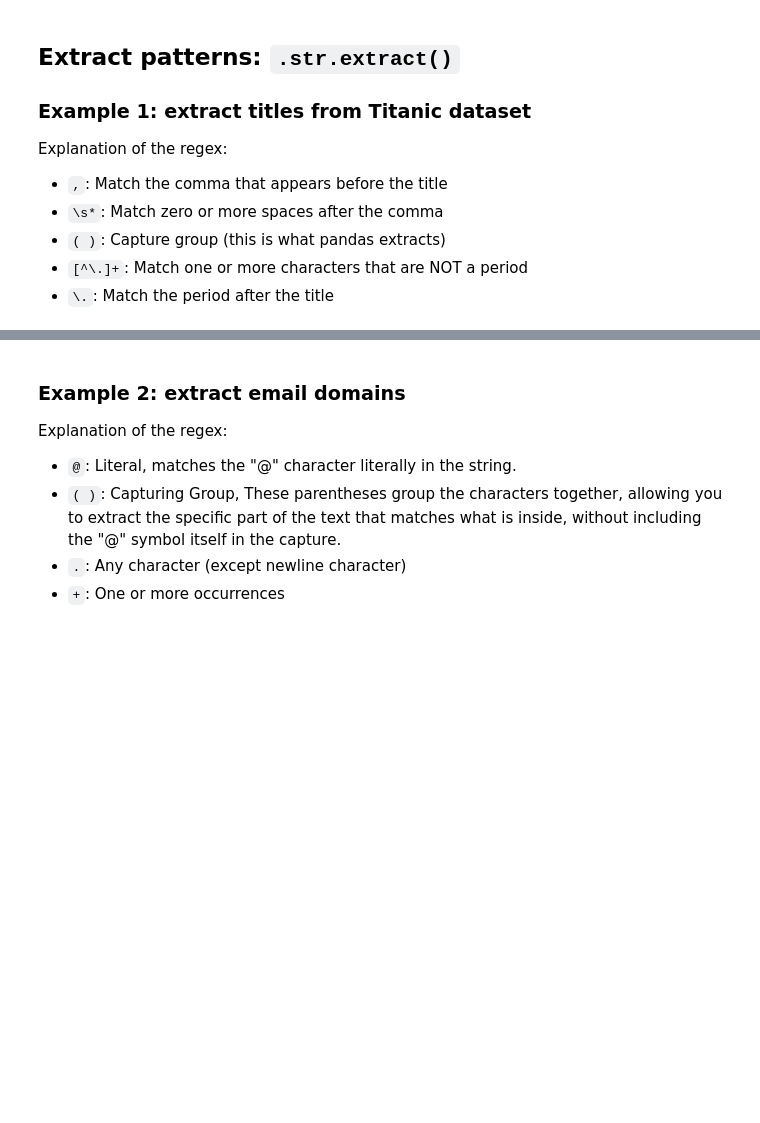
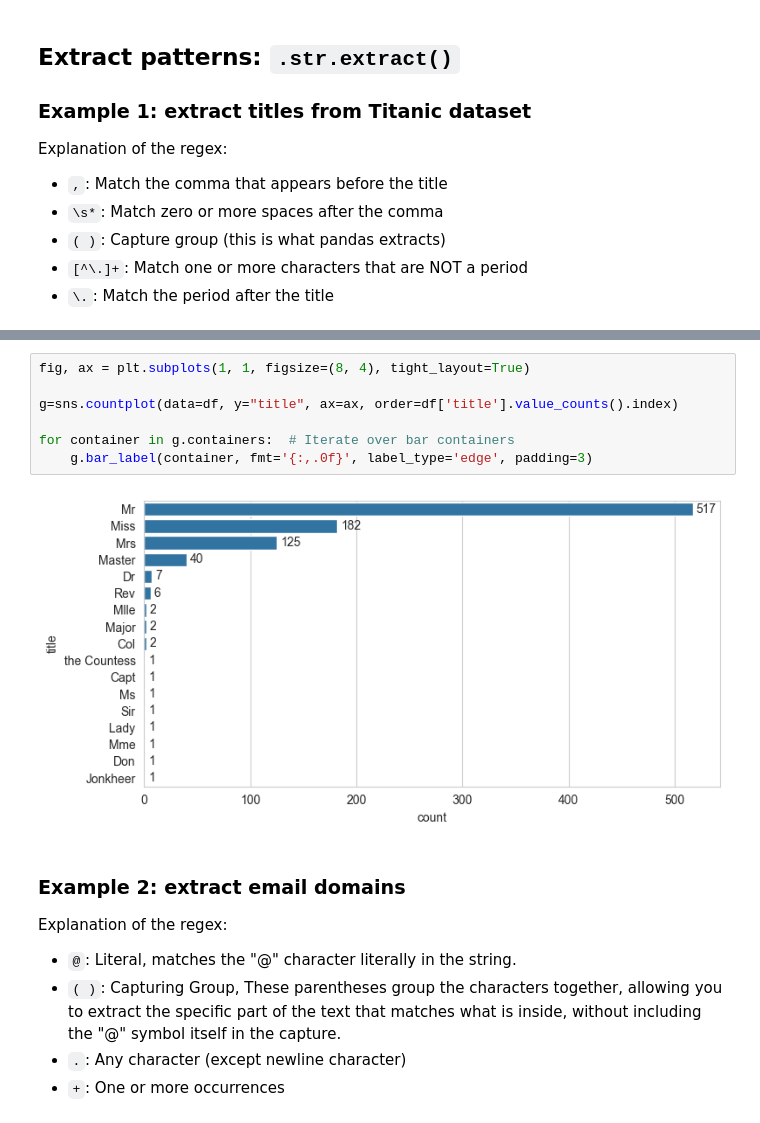
Before and after one commit to jieshu-wang-SBU/EST389_371_2026_spring, a Jupyter notebook: lectures/08-core_data_manipulation/08-03_Advanced_string_operations.ipynb, the cells around one changed output, grey strips where cells are left out. Drawn from its saved outputs; the diff is of its cells as text; blank space fills up the shorter version.

```diff
--- a/lectures/08-core_data_manipulation/08-03_Advanced_string_operations.ipynb
+++ b/lectures/08-core_data_manipulation/08-03_Advanced_string_operations.ipynb
@@ -130,3 +130,12 @@ df[["Name", "title"]].head()
+# %%
+fig, ax = plt.subplots(1, 1, figsize=(8, 4), tight_layout=True)
+
+g=sns.countplot(data=df, y="title", ax=ax, order=df['title'].value_counts().index)
+
+for container in g.containers:  # Iterate over bar containers
+    g.bar_label(container, fmt='{:,.0f}', label_type='edge', padding=3)
+# %% [output]
+[figure, added]
 # %% [markdown]
 ### Example 2: extract email domains
 
```
Also changed, not shown: parts of 2 cells of this notebook.
